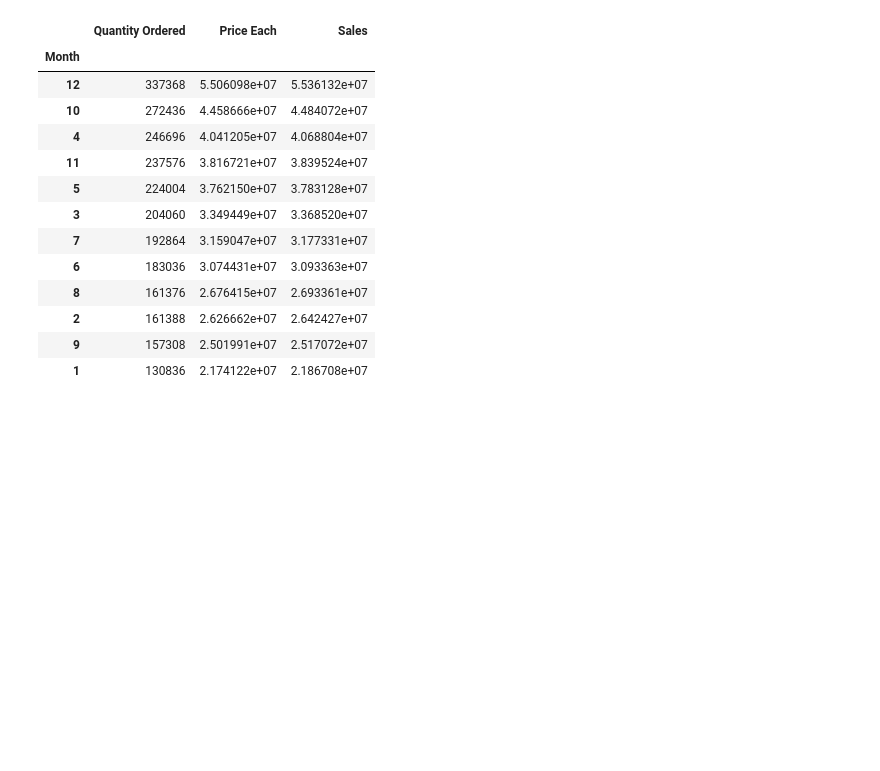
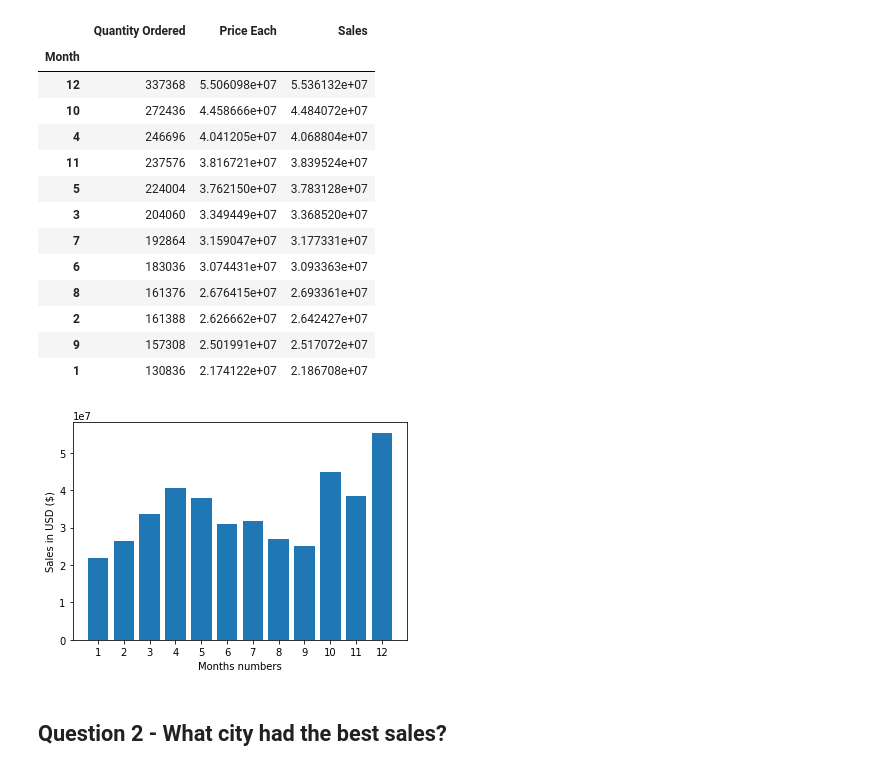
Before and after one commit to ns-m/data_analysis, a Jupyter notebook: OtherModule/Pandas-Data-Science-Tasks/SalesAnalysis/My_SalesAnalysis.ipynb, the cells around one changed output. Saved outputs shown, nothing was run; the diff lists cells and outputs as text; code cells hidden in the pictures; blank space fills up the shorter version.

```diff
--- a/OtherModule/Pandas-Data-Science-Tasks/SalesAnalysis/My_SalesAnalysis.ipynb
+++ b/OtherModule/Pandas-Data-Science-Tasks/SalesAnalysis/My_SalesAnalysis.ipynb
@@ -173,3 +174,16 @@ all_data.groupby('Month').sum().sort_values('Sales', ascending=False)
 | 2 | 161388 | 2.626662e+07 | 2.642427e+07 |
 | 9 | 157308 | 2.501991e+07 | 2.517072e+07 |
 | 1 | 130836 | 2.174122e+07 | 2.186708e+07 |
+# %%
+results = all_data.groupby('Month').sum()
+# %%
+months_nums = range(1, 13)
+plt.bar(months_nums, results['Sales'])
+plt.xticks(months_nums)
+plt.ylabel('Sales in USD ($)')
+plt.xlabel('Months numbers')
+plt.show()
+# %% [output]
+[figure, added]
+# %% [markdown]
+## Question 2 - What city had the best sales?
```
Also changed, not shown: parts of 2 cells of this notebook.
